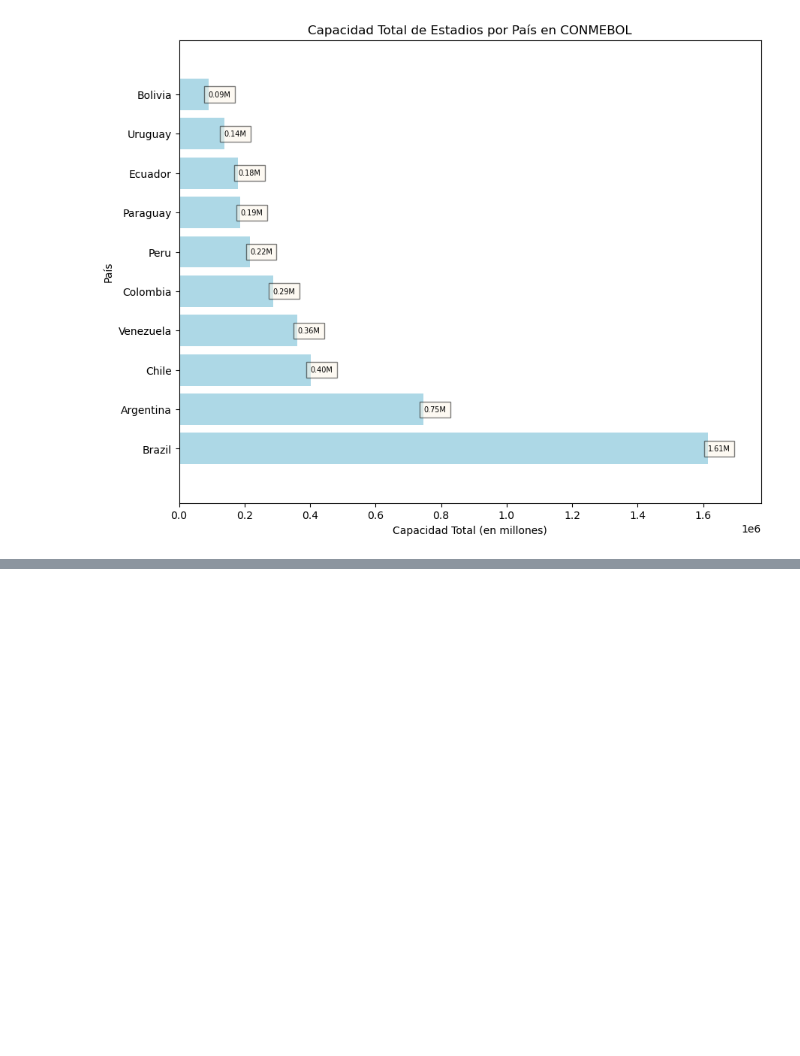
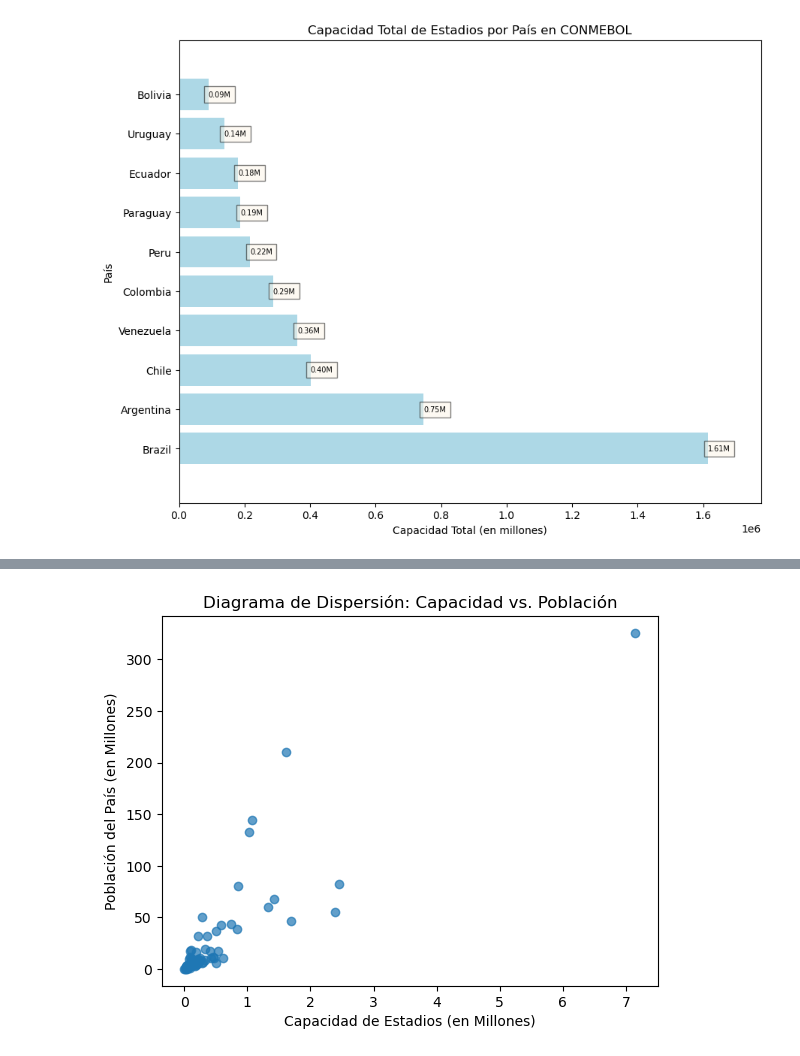
Before and after one commit to guilleldas/Proyecto_Visualizacion_Python, a Jupyter notebook: Consultas_Visualización.ipynb, the cells around one changed output, grey strips where cells are left out. Cells and saved outputs as stored; diff of their text form; code cells hidden in the pictures; blank space fills up the shorter version.

Commit message:
Analizo diagrama de Dispersión.

```diff
--- a/Consultas_Visualización.ipynb
+++ b/Consultas_Visualización.ipynb
@@ -167,3 +167,10 @@ for bar in bars:
 plt.show()
 # %% [output]
 [figure]
+# %%
+cursor.execute("SELECT country AS País, SUM(capacity) AS Capacidad, AVG(population) AS Poblacion FROM estadios_tres_confederaciones GROUP BY country ORDER BY AVG(population) DESC")
+
+capacidad_vs_poblacion = cursor.fetchall()
+
+for i in capacidad_vs_poblacion:
+    print (i)
@@ -169,0 +195,4 @@ plt.show()
+# %%
+capacidad_vs_poblacion_df = pd.DataFrame(capacidad_vs_poblacion, columns=[i[0] for i in cursor.description])
+
+capacidad_vs_poblacion_df
@@ -169,0 +213,17 @@ plt.show()
+# %%
+# plt.figure(figsize=(10, 6))
+plt.scatter(capacidad_vs_poblacion_df['Capacidad']/1000000,
+            capacidad_vs_poblacion_df['Poblacion']/1000000,
+            alpha=0.7)
+
+# Etiquetas y título
+plt.xlabel('Capacidad de Estadios (en Millones)')
+plt.ylabel('Población del País (en Millones)')
+plt.title('Diagrama de Dispersión: Capacidad vs. Población')
+
+# Configurar los ejes para evitar la notación científica
+plt.ticklabel_format(style='plain', useOffset=False, axis='both')
+
+plt.show()
+# %% [output]
+[figure, added]
```
Also changed, not shown: parts of 10 cells of this notebook.
